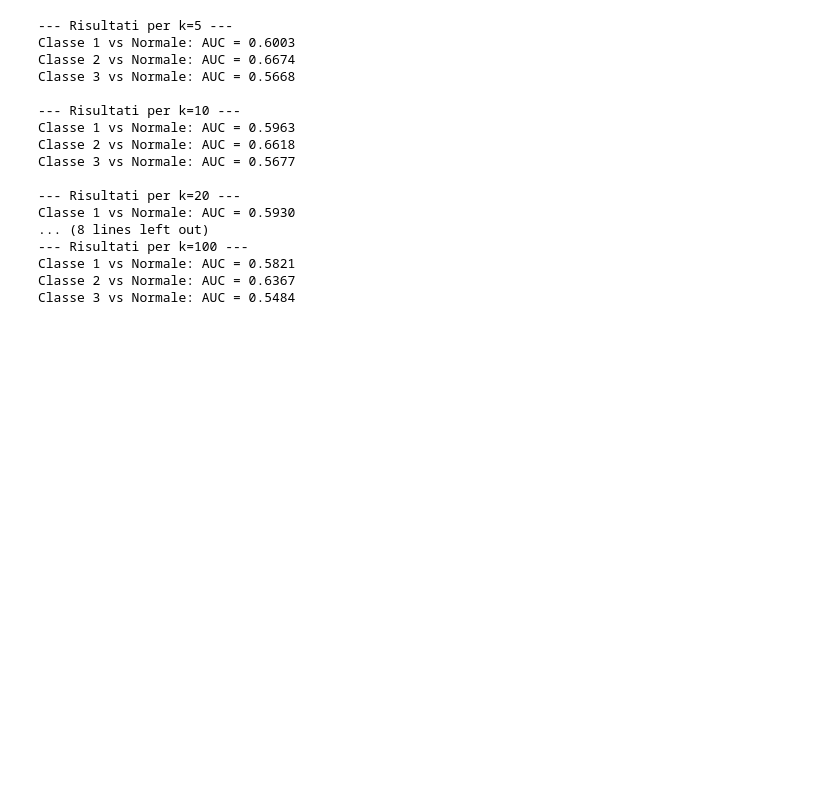
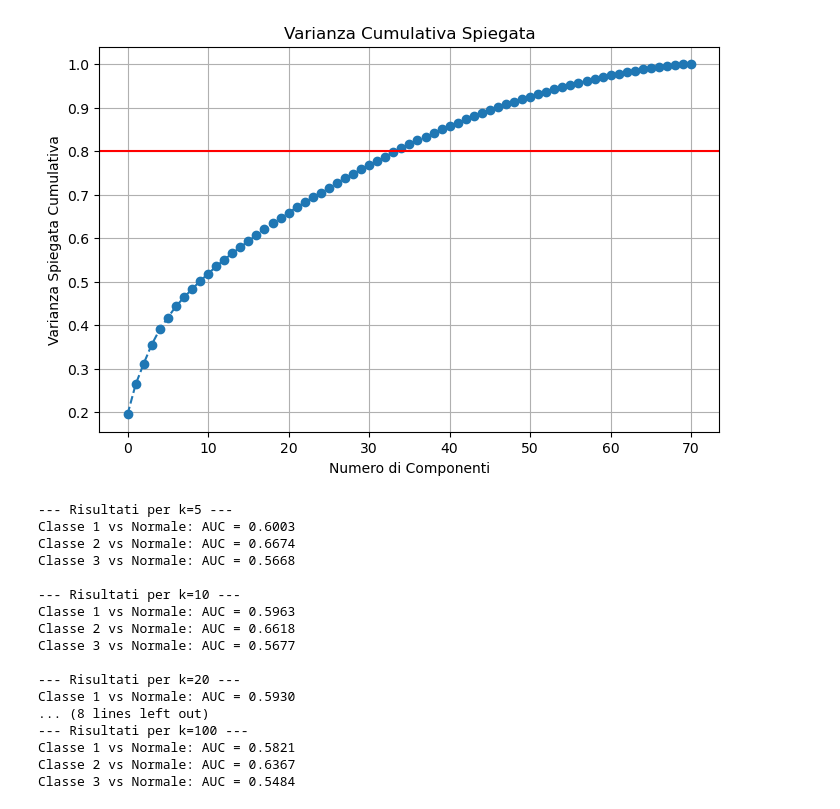
Before and after one commit to alessialaconca/Data_Mining_2_Child_Mind_Institute, a Jupyter notebook: ale/outliers_nopca.ipynb, the cells around one changed output. Saved outputs shown, nothing was run; the diff lists cells and outputs as text; code cells hidden in the pictures; blank space fills up the shorter version.

```diff
--- a/ale/outliers_nopca.ipynb
+++ b/ale/outliers_nopca.ipynb
@@ -118,3 +118,18 @@ X_train, X_test, _, _ = train_test_split(X, y, test_size=0.3, random_state=0)
+# %%
+# Calcoliamo la PCA su tutte le componenti possibili per vedere il quadro completo
+pca_full = PCA().fit(X_standard)
+plt.figure(figsize=(8, 5))
+plt.plot(np.cumsum(pca_full.explained_variance_ratio_), marker='o', linestyle='--')
+plt.axhline(y=0.8, color='r', linestyle='-') # Linea del 80%
+plt.title('Varianza Cumulativa Spiegata')
+plt.xlabel('Numero di Componenti')
+plt.ylabel('Varianza Spiegata Cumulativa')
+plt.grid()
+plt.show()
+
+#quindi praticamente inutile
+# %% [output]
+[figure, added]
 # %%
 from sklearn.metrics import roc_auc_score
 
```
Also changed, not shown: parts of 9 cells of this notebook, 1 other file.
